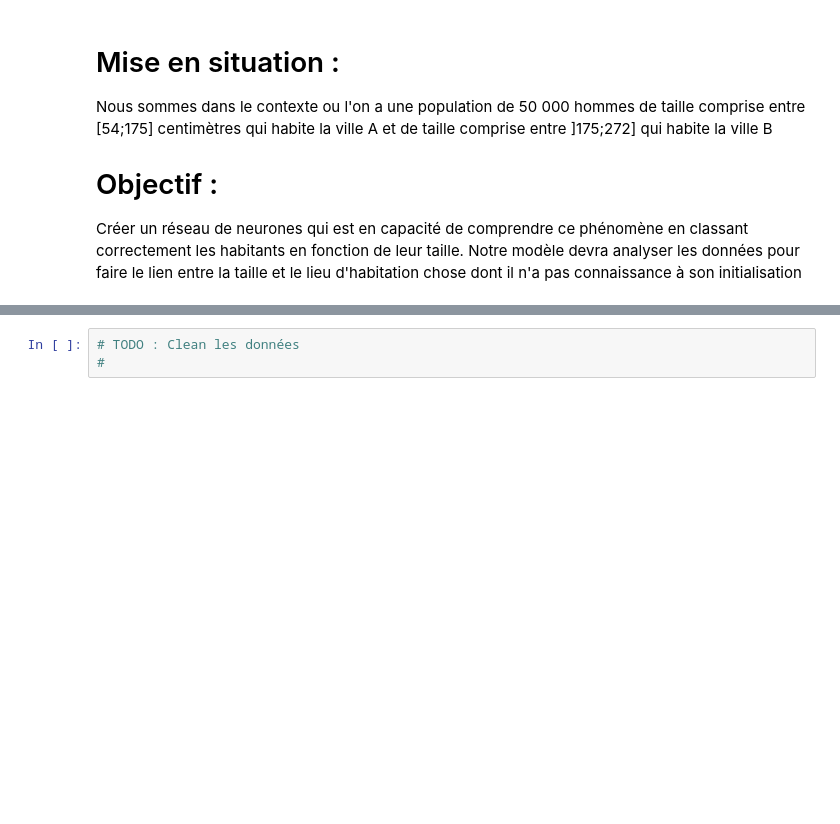
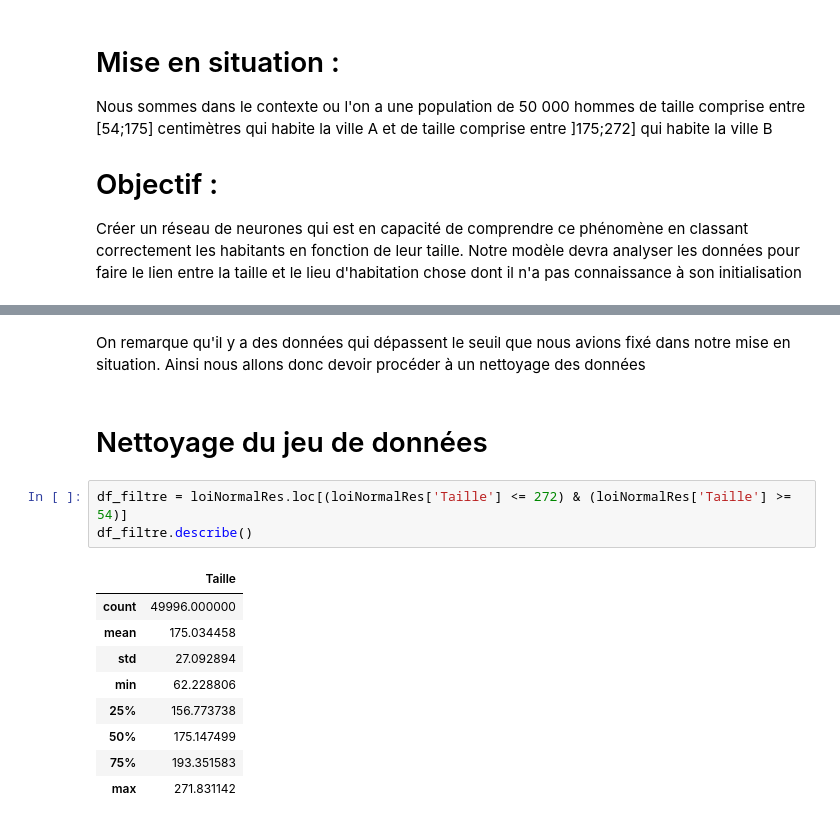
Before and after one commit to JulienFX/ANN, a Jupyter notebook: ClassificationBinaire.ipynb, the cells around one changed output, grey strips where cells are left out. Drawn from its saved outputs; the diff is of its cells as text; blank space fills up the shorter version.

Commit message:
nettoyage du dataset

```diff
--- a/ClassificationBinaire.ipynb
+++ b/ClassificationBinaire.ipynb
@@ -46,3 +52,18 @@ loiNormalRes.head()
-# %%
-# TODO : Clean les données
-#
+# %% [markdown]
+On remarque qu'il y a des données qui dépassent le seuil que nous avions fixé dans notre mise en situation.
+Ainsi nous allons donc devoir procéder à un nettoyage des données
+# %% [markdown]
+# Nettoyage du jeu de données
+# %%
+df_filtre = loiNormalRes.loc[(loiNormalRes['Taille'] <= 272) & (loiNormalRes['Taille'] >= 54)]
+df_filtre.describe()
+# %% [output]
+|  | Taille |
+| count | 49996.000000 |
+| mean | 175.034458 |
+| std | 27.092894 |
+| min | 62.228806 |
+| 25% | 156.773738 |
+| 50% | 175.147499 |
+| 75% | 193.351583 |
+| max | 271.831142 |
```
Also changed, not shown: parts of 8 cells of this notebook.
